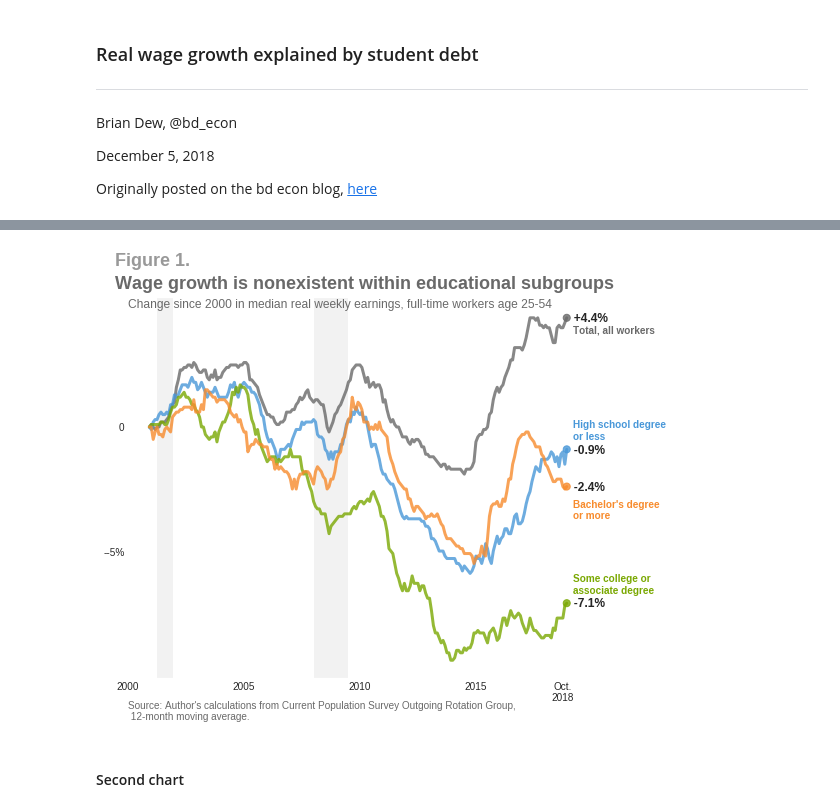
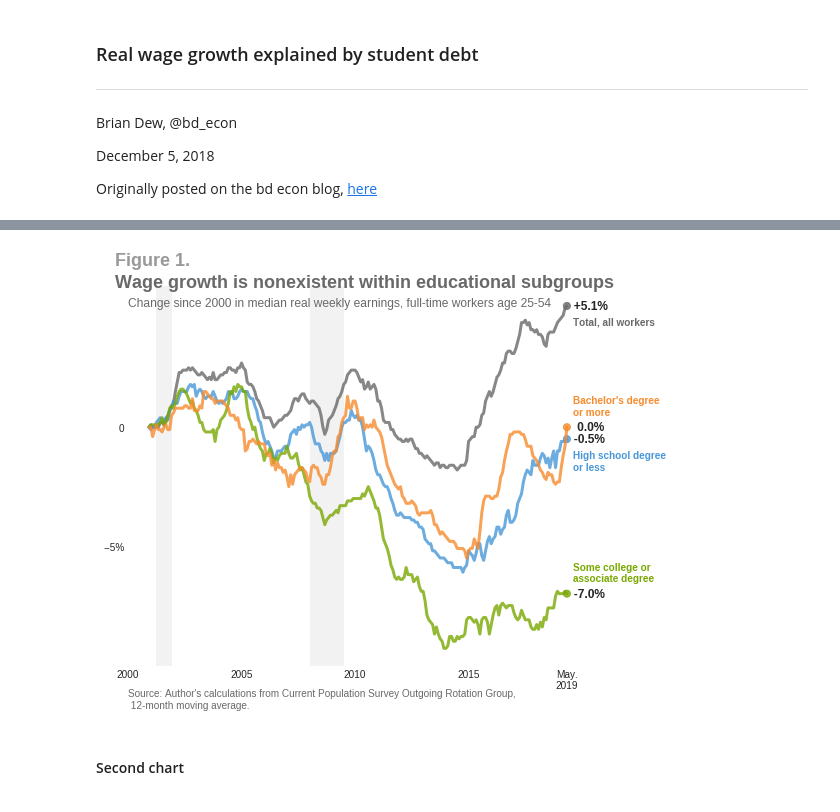
Before and after one commit to bdecon/blog_posts, a Jupyter notebook: Student_Debt_Inflation/RW_College.ipynb, the cells around one changed output, grey strips where cells are left out. Cells and saved outputs as stored; diff of their text form; code cells hidden in the pictures.

```diff
--- a/Student_Debt_Inflation/RW_College.ipynb
+++ b/Student_Debt_Inflation/RW_College.ipynb
@@ -54,12 +64,14 @@ def binned_wage_calc(dfm, wage_var):
 # %%
 wage_var = 'RWKWAGE'
-
+bin_size = 50.0 #($50.00)
+bins = list(np.arange(25, 3000, bin_size))
 
 cps_files = pd.Series([pd.to_datetime(file[:5], format='%b%y')
                        for file in os.listdir(cps_dir)
-                       if file.endswith('pub.dat')])
+                       if file.endswith('pub.dat')
+                       and (20 > int(file[3:5]) < 93)])
 
-years = list(set([file.year for file in cps_files]))
+years = list(set([file.year for file in cps_files if file.year > 1993]))
 
 filter_cols = ['YEAR', 'MONTH', 'EDUC', wage_var, 'PWORWGT']
 
@@ -98,41 +131,43 @@ offset = pd.DateOffset(months=4)
 
 ax = df1.plot(figsize=(8, 7), color=color, linewidth=3,
               legend=None, alpha=0.8)
 ax = plt.xlim(df1.index[0] - offset, df1.index[-1] + offset)
 
 ax = plt.scatter([df1.index[-1]] * len(df1.iloc[-1]), df1.iloc[-1],
                  color=color, s=50, alpha=0.8)
 
 # Recession start and end months, from NBER
 for i, v in [('2001-04-01', '2001-12-01'), ('2008-01-01', '2009-07-01')]:
     ax = plt.axvspan(i, v, fill=True, linewidth=0, color='gray', alpha=0.1)
 for s in df1.iloc[-1]:
     if s < 0:
         ax = plt.annotate(f'  {s:.1f}%', (df1.index[-1], s-0.15), fontsize=12, fontweight=600)
+    elif s == 0:
+        ax = plt.annotate(f'   {round(s):.1f}%', (df1.index[-1], s-0.15), fontsize=12, fontweight=600)
     else:
         ax = plt.annotate(f'  +{s:.1f}%', (df1.index[-1], s-0.15), fontsize=12, fontweight=600)
 names = list(df1.iloc[-1].keys())
-locs = [3.8, -0.5, -6.7, -3.7]
+locs = [4.3, -1.8, -6.5, 0.5]
 for i, v in enumerate(names):
-    ax = plt.annotate(v, ('2019-03-01', locs[i]), fontsize=10, fontweight=800, color=color[i])
+    ax = plt.annotate(v, ('2019-08-01', locs[i]), fontsize=10, fontweight=800, color=color[i])
 
-ticks = ['2000-01-01', '2005-01-01', '2010-01-01', '2015-01-01', '2018-12-01']
-labels = ['2000', '2005', '2010', '2015', 'Dec.\n2018']
+ticks = ['2000-01-01', '2005-01-01', '2010-01-01', '2015-01-01', '2019-05-01']
+labels = ['2000', '2005', '2010', '2015', 'May.\n2019']
 ax = plt.xticks(ticks, labels)
 ax = plt.yticks([0, -5], ['0', '--5%'])
-ax = plt.text('1999-06-01', 6.5, 'Figure 1.',
+ax = plt.text('1999-06-01', 6.8, 'Figure 1.',
               fontsize=18, fontweight=600, color='gray', alpha=0.8)
-ax = plt.text('1999-06-01', 5.6, 'Wage growth is nonexistent within educational subgroups',
+ax = plt.text('1999-06-01', 5.9, 'Wage growth is nonexistent within educational subgroups',
               fontsize=18, fontweight=600, color='dimgray')
-ax = plt.text('2000-01-01', 4.8, 'Change since 2000 in median real weekly earnings, full-time workers age 25-54',
+ax = plt.text('2000-01-01', 5.1, 'Change since 2000 in median real weekly earnings, full-time workers age 25-54',
               fontsize=12, fontweight=400, color='dimgray')
 
 ax = plt.text('2000-01-01', -11.8, "Source: Author's calculations from Current Population Survey Outgoing Rotation Group,\n 12-month moving average.",
               fontsize=10, fontweight=400, color='dimgray')
 
 plt.savefig(f'{file_dir}/Fig1.png', dpi=400, bbox_inches='tight', pad_inches=0.2)
 # %% [output]
-[figure, old version]
+[figure, new version]
 # %% [markdown]
 #### Second chart
 # %%
```
Also changed, not shown: parts of 6 cells of this notebook, 6 other files.
